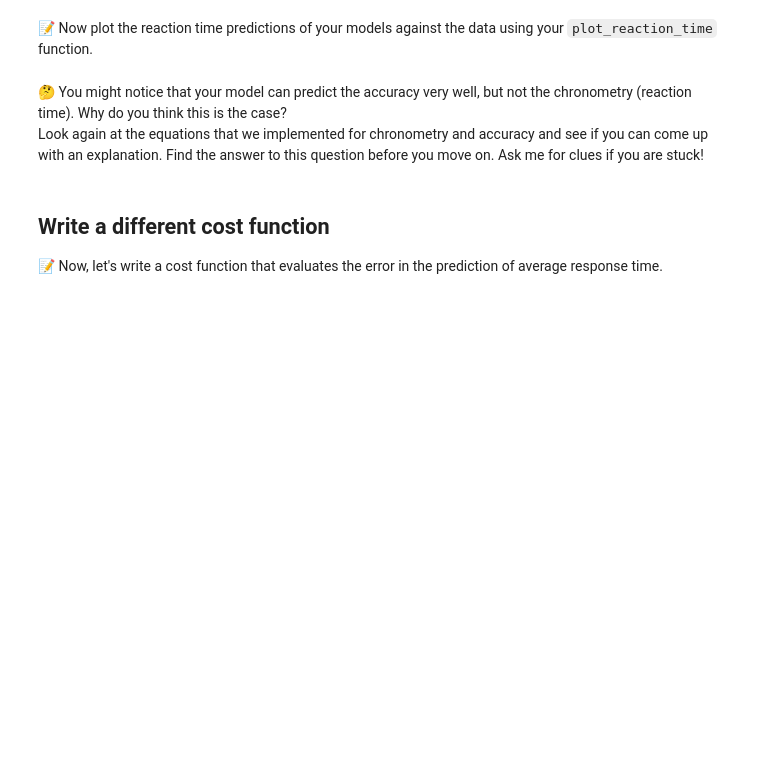
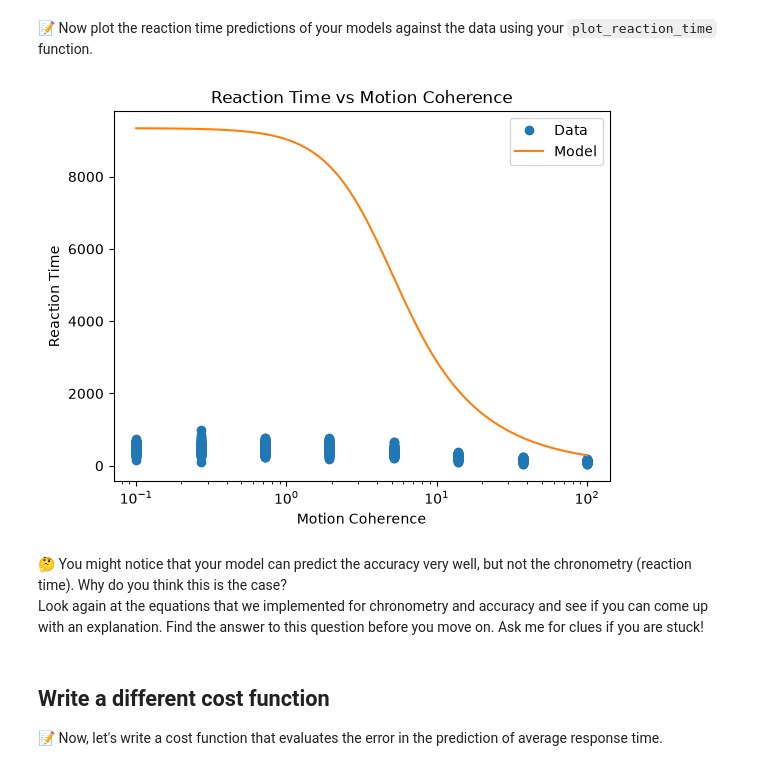
Before and after one commit to easiryne/cognitive-modeling-lab, a Jupyter notebook: TD_2/td2_notebook.ipynb, the cells around one changed output. Cells and saved outputs as stored; diff of their text form; code cells hidden in the pictures; blank space fills up the shorter version.

```diff
--- a/TD_2/td2_notebook.ipynb
+++ b/TD_2/td2_notebook.ipynb
@@ -291,5 +344,9 @@ model_optimized_for_accuracy = ...
 # %% [markdown]
 📝 Now plot the reaction time predictions of your models against the data using your `plot_reaction_time` function.
+# %%
+plot_reaction_time_updated(data, model=model_optimized_for_accuracy)
+# %% [output]
+[figure, added]
 # %% [markdown]
 🤔 You might notice that your model can predict the accuracy very well, but not the chronometry (reaction time). Why do you think this is the case?
 Look again at the equations that we implemented for chronometry and accuracy and see if you can come up with an explanation. Find the answer to this question before you move on. Ask me for clues if you are stuck!
```
Also changed, not shown: parts of 18 cells of this notebook.
